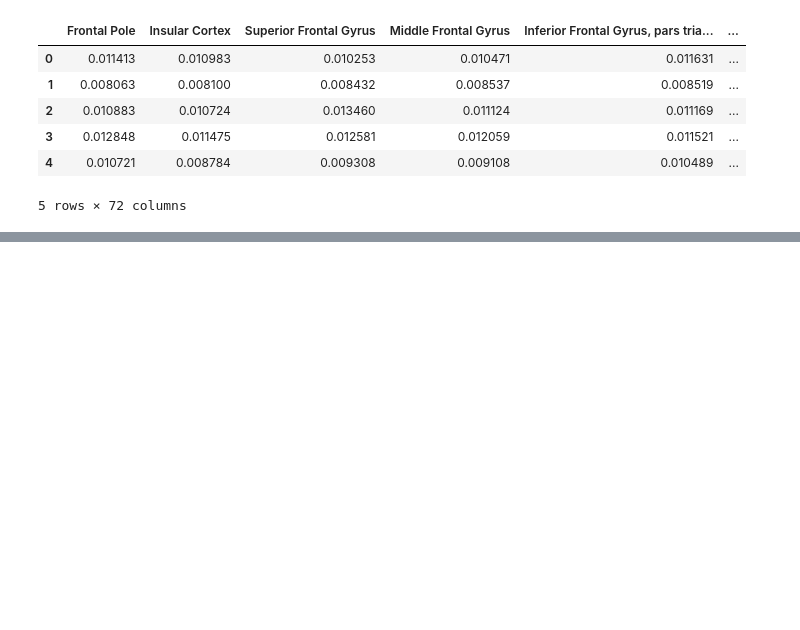
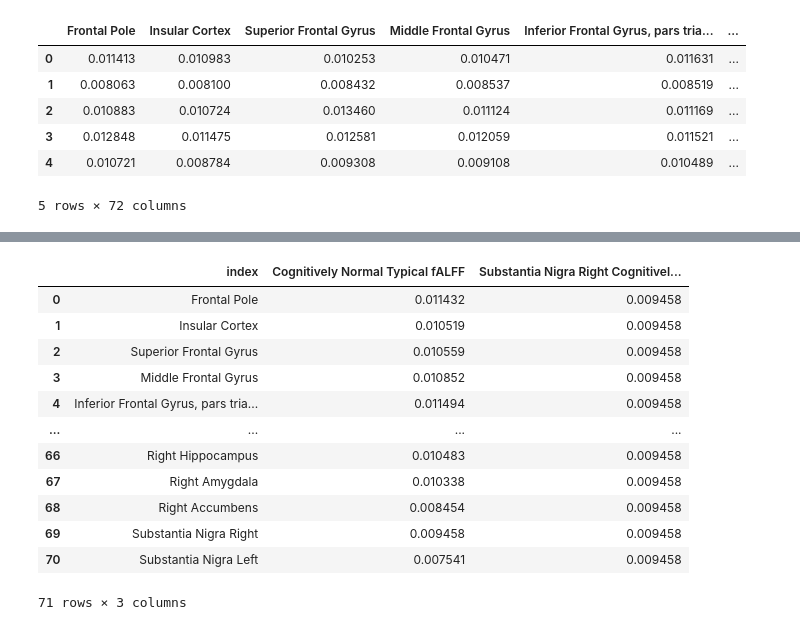
Before and after one commit to efwoods/Parkinsons_Disease_Study, a Jupyter notebook: notebooks/cluster_analysis.ipynb, the cells around one changed output, grey strips where cells are left out. Cells and saved outputs as stored; diff of their text form; code cells hidden in the pictures; blank space fills up the shorter version.

```diff
--- a/notebooks/cluster_analysis.ipynb
+++ b/notebooks/cluster_analysis.ipynb
@@ -1385,0 +1378,7 @@ array(['Frontal Pole', 'Insular Cortex', 'Superior Frontal Gyrus',
+# %%
+cognitively_normal_typical = fALFF_df_imputed_clustered.iloc[10,:].copy()
+cognitively_normal_typical = pd.DataFrame(cognitively_normal_typical)
+cognitively_normal_typical.rename(columns={10:"Cognitively Normal Typical fALFF"}, inplace=True)
+cognitively_normal_typical = cognitively_normal_typical.T.drop(columns=["cluster"])
+cognitively_normal_typical = cognitively_normal_typical.T
+cognitively_normal_typical
@@ -1385,0 +1423,2 @@ array(['Frontal Pole', 'Insular Cortex', 'Superior Frontal Gyrus',
+# %%
+snr_falff_cn = pd.DataFrame(np.full(71, cognitively_normal_typical.loc["Substantia Nigra Right"]), columns=["Substantia Nigra Right Cognitively Normal"])
@@ -1385,0 +1441,2 @@ array(['Frontal Pole', 'Insular Cortex', 'Superior Frontal Gyrus',
+# %%
+cognitively_normal_typical.reset_index(inplace=True)
@@ -1385,0 +1459,18 @@ array(['Frontal Pole', 'Insular Cortex', 'Superior Frontal Gyrus',
+# %%
+cognitively_normal_typical = pd.concat([cognitively_normal_typical, snr_falff_cn], axis=1)
+# %%
+cognitively_normal_typical
+# %% [output]
+|  | index | Cognitively Normal Typical fALFF | Substantia Nigra Right Cognitivel... |
+| 0 | Frontal Pole | 0.011432 | 0.009458 |
+| 1 | Insular Cortex | 0.010519 | 0.009458 |
+| 2 | Superior Frontal Gyrus | 0.010559 | 0.009458 |
+| 3 | Middle Frontal Gyrus | 0.010852 | 0.009458 |
+| 4 | Inferior Frontal Gyrus, pars tria... | 0.011494 | 0.009458 |
+| ... | ... | ... | ... |
+| 66 | Right Hippocampus | 0.010483 | 0.009458 |
+| 67 | Right Amygdala | 0.010338 | 0.009458 |
+| 68 | Right Accumbens | 0.008454 | 0.009458 |
+| 69 | Substantia Nigra Right | 0.009458 | 0.009458 |
+| 70 | Substantia Nigra Left | 0.007541 | 0.009458 |
+71 rows × 3 columns
```
Also changed, not shown: parts of 49 cells of this notebook, 4 other files.
